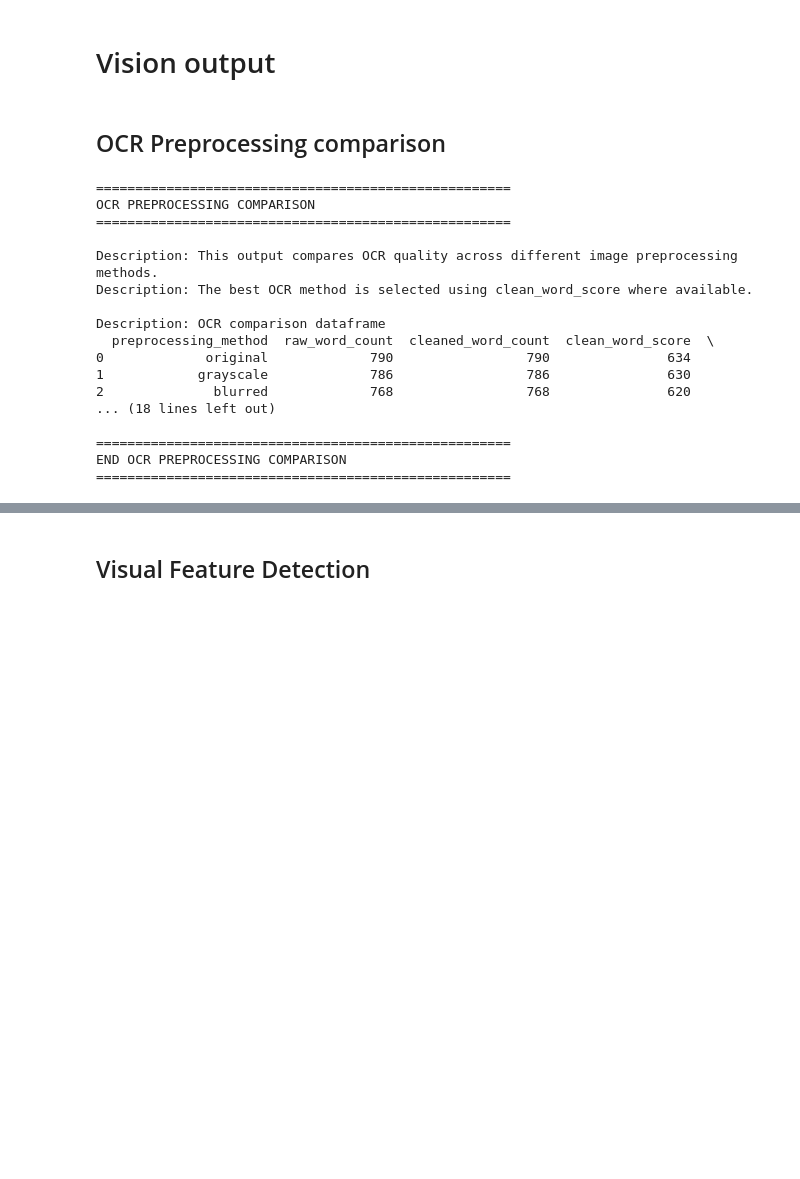
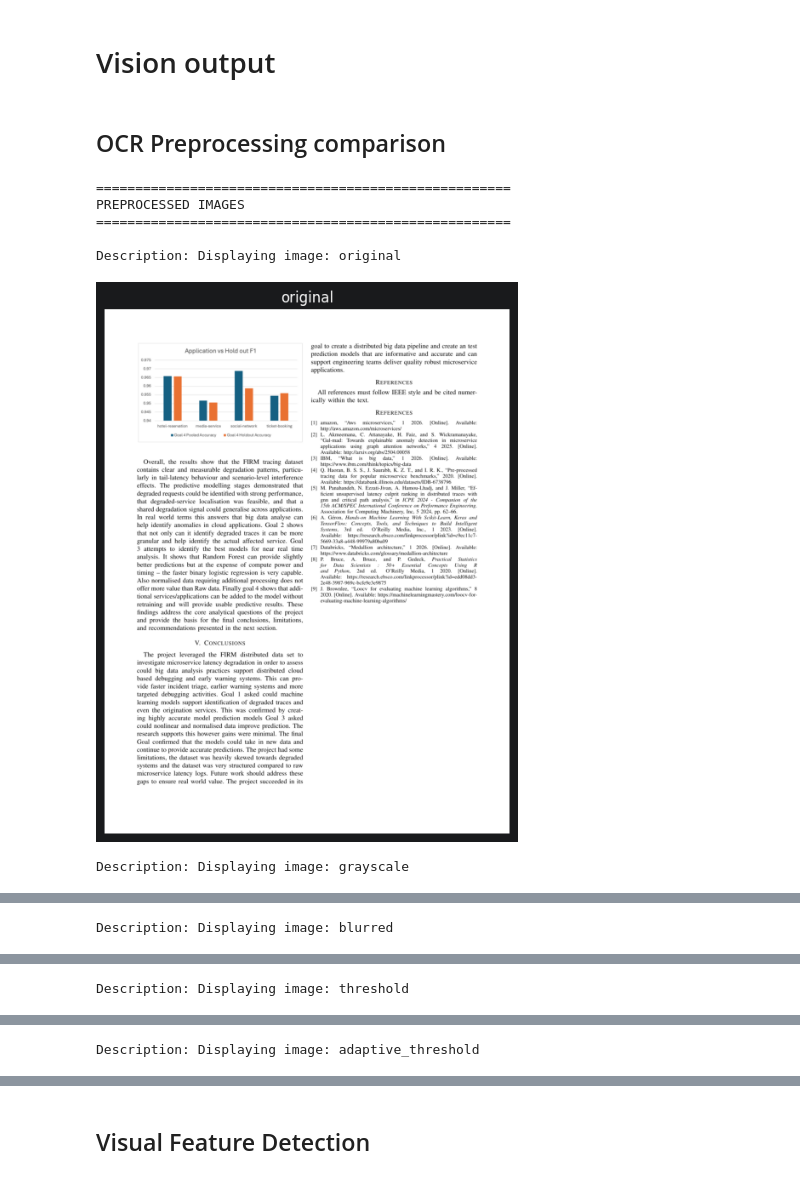
Before and after one commit to ATU-BDAAI/ca2-assignment-shagann, a Jupyter notebook: CA2_Project.ipynb, the cells around one changed output, grey strips where cells are left out. Saved outputs shown, nothing was run; the diff lists cells and outputs as text; code cells hidden in the pictures; blank space fills up the shorter version.

```diff
--- a/CA2_Project.ipynb
+++ b/CA2_Project.ipynb
@@ -1474,14 +1462,17 @@ OCR is then run on each version and the results are compared using word counts a
 def create_preprocessed_image_versions(pil_image):
     cv2_image = convert_pil_to_cv2(pil_image)
 
+    #black and white intence
     grayscale_image = cv2.cvtColor(cv2_image, cv2.COLOR_BGR2GRAY)
 
+    #grayscale with a blur
     blurred_image = cv2.GaussianBlur(
         grayscale_image,
         (5, 5),
         0
     )
 
+    #grescale to black and white
     threshold_value, threshold_image = cv2.threshold(
         grayscale_image,
         0,
@@ -1489,6 +1480,7 @@ def create_preprocessed_image_versions(pil_image):
         cv2.THRESH_BINARY + cv2.THRESH_OTSU
     )
 
+    #black and white using threshold
     adaptive_threshold_image = cv2.adaptiveThreshold(
         grayscale_image,
         255,
@@ -1541,9 +1533,7 @@ def spellcheck_score(text):
         if token in english_words:
             real_word_count = real_word_count + 1
 
-    real_word_ratio = real_word_count / len(tokens)
-
-    return round(real_word_ratio, 2)
+    return real_word_count
 
 
 # CLEAN OCR TEXT
@@ -1580,7 +1570,7 @@ def run_ocr_on_preprocessed_versions(preprocessed_images,
         raw_word_count = len(str(extracted_text).split())
         cleaned_word_count = len(str(cleaned_text).split())
         clean_word_score = calculate_simple_clean_word_score(cleaned_text)
-        real_word_ratio = spellcheck_score(cleaned_text)
+        real_word_count = spellcheck_score(cleaned_text)
 
         ocr_results[version_name] = {
             "raw_text": extracted_text,
@@ -1588,7 +1578,7 @@ def run_ocr_on_preprocessed_versions(preprocessed_images,
             "raw_word_count": raw_word_count,
             "cleaned_word_count": cleaned_word_count,
             "clean_word_score": clean_word_score,
-            "real_word_ratio": real_word_ratio,
+            "real_word_count": real_word_count,
             "cleaned_text_sample": cleaned_text[:500]
         }
 
@@ -1613,7 +1603,7 @@ def build_ocr_comparison_dataframe(document_id,
             "raw_word_count": result_data.get("raw_word_count", 0),
             "cleaned_word_count": result_data.get("cleaned_word_count", 0),
             "clean_word_score": result_data.get("clean_word_score", 0),
-            "real_word_ratio": result_data.get("real_word_ratio", 0),
+            "real_word_count": result_data.get("real_word_count", 0),
             "cleaned_text_sample": result_data.get("cleaned_text_sample", "")
         }
 
@@ -2581,7 +2707,6 @@ END VISION MAIN SUMMARY
 ## OCR Preprocessing comparison
 # %%
 # OCR PREPROCESSING COMPARISON
-# Summary:
 # This cell creates several image preprocessing versions,
 # runs OCR on each version, scores the OCR results, and
 # stores them in an OCR comparison dataframe.
@@ -2592,44 +2717,38 @@ END VISION MAIN SUMMARY
 preprocessed_images = create_preprocessed_image_versions(
     pil_image=first_page_image
 )
+
+print_preprocessed_images(preprocessed_images)
 
 
 # Run OCR on each preprocessed image version
 ocr_results = run_ocr_on_preprocessed_versions(
     preprocessed_images=preprocessed_images,
     oem=oem,
     psm=psm
 )
 
 
 # Build OCR comparison dataframe
 ocr_comparison_df = build_ocr_comparison_dataframe(
     document_id=document_id,
     file_name=file_path,
     page_number=page_number,
     ocr_results=ocr_results
 )
 
 
+
+
 # Print OCR comparison
 print_ocr_comparison(
     ocr_comparison_df=ocr_comparison_df
 )
 # %% [output]
 =====================================================
-OCR PREPROCESSING COMPARISON
+PREPROCESSED IMAGES
 =====================================================
 
-Description: This output compares OCR quality across different image preprocessing methods.
-Description: The best OCR method is selected using clean_word_score where available.
-
-Description: OCR comparison dataframe
-  preprocessing_method  raw_word_count  cleaned_word_count  clean_word_score  \
-0             original             790                 790               634
-1            grayscale             786                 786               630
-2              blurred             768                 768               620
-... (18 lines left out)
-
-=====================================================
-END OCR PREPROCESSING COMPARISON
-=====================================================
+Description: Displaying image: original
+[figure, added]
+Description: Displaying image: grayscale
@@ -2635,0 +2756 @@ END OCR PREPROCESSING COMPARISON
+Description: Displaying image: blurred
@@ -2635,0 +2758 @@ END OCR PREPROCESSING COMPARISON
+Description: Displaying image: threshold
@@ -2635,0 +2760 @@ END OCR PREPROCESSING COMPARISON
+Description: Displaying image: adaptive_threshold
```
Also changed, not shown: parts of 24 cells of this notebook.
